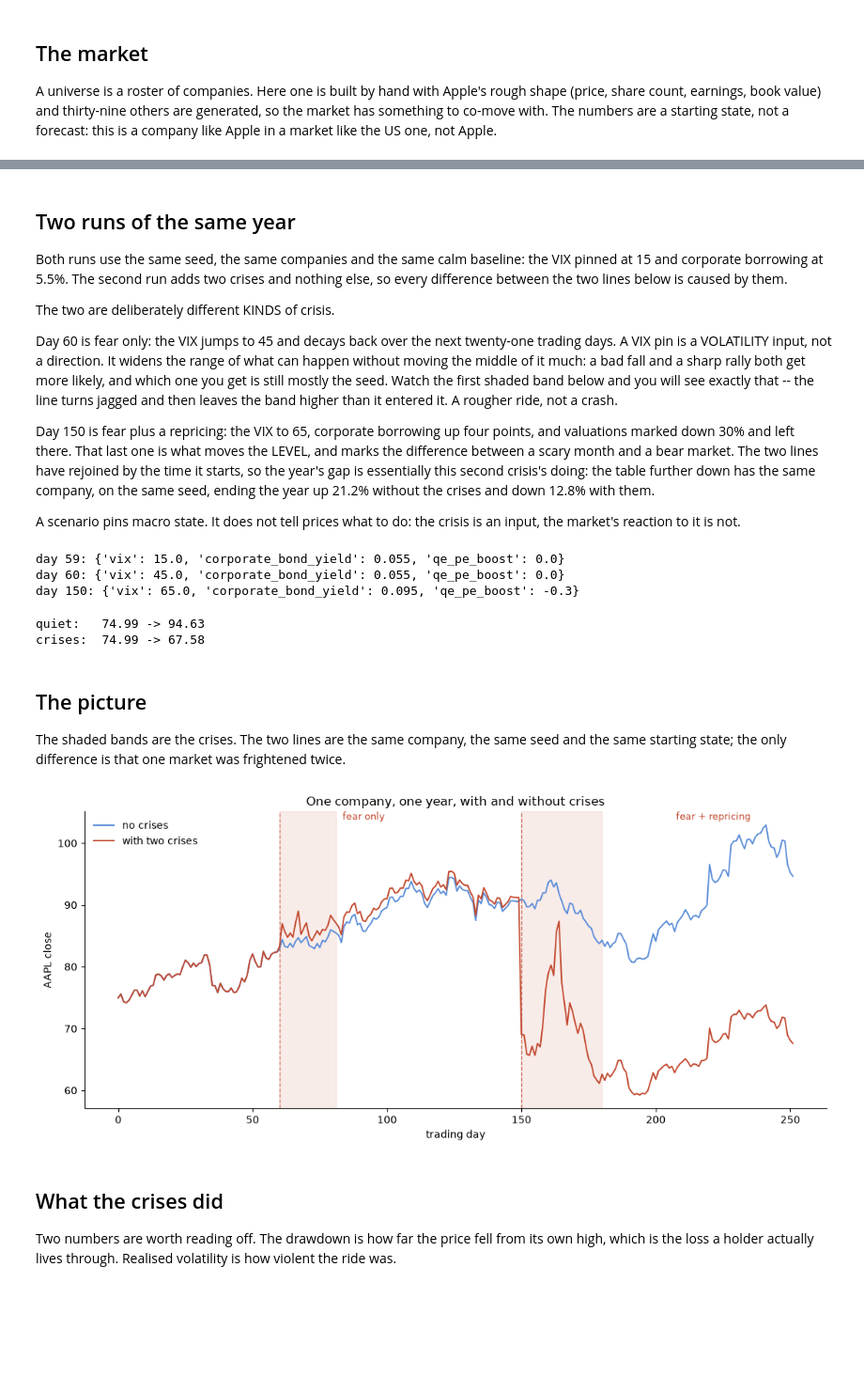
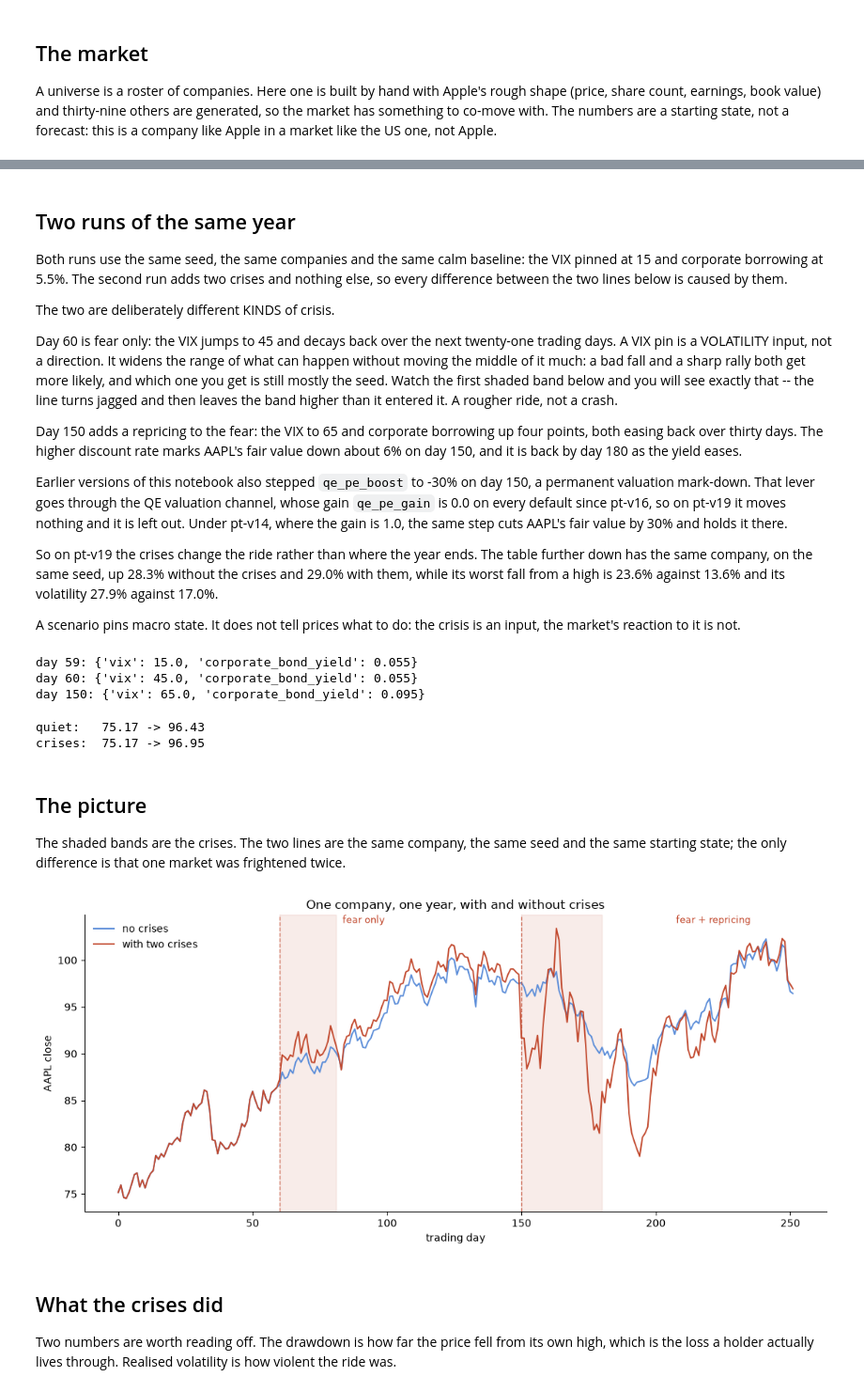
Before and after one commit to simoncoombes/tradefloor, a Jupyter notebook: examples/00-a-year-in-one-market.ipynb, the cells around one changed output, grey strips where cells are left out. Shown at 94% size. Drawn from its saved outputs; the diff is of its cells as text; code cells hidden in the pictures; blank space fills up the shorter version.

```diff
--- a/examples/00-a-year-in-one-market.ipynb
+++ b/examples/00-a-year-in-one-market.ipynb
@@ -79,47 +80,52 @@ band below and you will see exactly that -- the line turns jagged and
 then leaves the band higher than it entered it. A rougher ride, not a
 crash.
 
-Day 150 is fear plus a repricing: the VIX to 65, corporate borrowing up
-four points, and valuations marked down 30% and left there. That last
-one is what moves the LEVEL, and marks the difference between a scary
-month and a bear market. The two lines have rejoined by the time it
-starts, so the year's gap is essentially this second crisis's doing:
-the table further down has the same company, on the same seed, ending
-the year up 21.2% without the crises and down 12.8% with them.
+Day 150 adds a repricing to the fear: the VIX to 65 and corporate
+borrowing up four points, both easing back over thirty days. The higher
+discount rate marks AAPL's fair value down about 6% on day 150, and it
+is back by day 180 as the yield eases.
+
+Earlier versions of this notebook also stepped `qe_pe_boost` to -30% on
+day 150, a permanent valuation mark-down. That lever goes through the QE
+valuation channel, whose gain `qe_pe_gain` is 0.0 on every default since
+pt-v16, so on pt-v19 it moves nothing and it is left out. Under pt-v14,
+where the gain is 1.0, the same step cuts AAPL's fair value by 30% and
+holds it there.
+
+So on pt-v19 the crises change the ride rather than where the year
+ends. The table further down has the same company, on the same seed,
+up 28.3% without the crises and 29.0% with them, while its worst fall
+from a high is 23.6% against 13.6% and its volatility 27.9% against
+17.0%.
 
 A scenario pins macro state. It does not tell prices what to do: the
 crisis is an input, the market's reaction to it is not.
 # %%
 CALM = {"vix": 15.0, "corporate_bond_yield": 0.055}
 CRISES = [
-    # name, day, length, VIX peak, borrowing cost, valuation mark-down
-    ("fear only", 60, 21, 45.0, None, None),
-    ("fear + repricing", 150, 30, 65.0, 0.095, -0.30),
+    # name, day, length, VIX peak, borrowing cost
+    ("fear only", 60, 21, 45.0, None),
+    ("fear + repricing", 150, 30, 65.0, 0.095),
 ]
 
 quiet_scenario = tf.Scenario().hold(**CALM)
 
 crisis_scenario = tf.Scenario().hold(**CALM)
-for _name, begin, over, vix_peak, yield_peak, pe_mark in CRISES:
+for _name, begin, over, vix_peak, yield_peak in CRISES:
     crisis_scenario = crisis_scenario.ramp(
         "vix", start=vix_peak, end=CALM["vix"], over=over, begin=begin)
     if yield_peak is not None:
         crisis_scenario = crisis_scenario.ramp(
             "corporate_bond_yield", start=yield_peak,
             end=CALM["corporate_bond_yield"], over=over, begin=begin)
-    if pe_mark is not None:
-        # A step, not a ramp: valuations that recover inside the window
-        # measure the RECOVERY rather than the crisis.
-        crisis_scenario = crisis_scenario.step(
-            "qe_pe_boost", before=0.0, after=pe_mark, at=begin)
 
 print(f"day 59: {crisis_scenario.at(59)}")
 print(f"day 60: {crisis_scenario.at(60)}")
 print(f"day 150: {crisis_scenario.at(150)}")
 # %% [output]
-day 59: {'vix': 15.0, 'corporate_bond_yield': 0.055, 'qe_pe_boost': 0.0}
-day 60: {'vix': 45.0, 'corporate_bond_yield': 0.055, 'qe_pe_boost': 0.0}
-day 150: {'vix': 65.0, 'corporate_bond_yield': 0.095, 'qe_pe_boost': -0.3}
+day 59: {'vix': 15.0, 'corporate_bond_yield': 0.055}
+day 60: {'vix': 45.0, 'corporate_bond_yield': 0.055}
+day 150: {'vix': 65.0, 'corporate_bond_yield': 0.095}
 # %%
 import pyarrow as pa, pyarrow.compute as pc
 
@@ -145,8 +151,8 @@ shocked_path = daily_close(SHOCKED)
 print(f"quiet:   {quiet_path[0]:.2f} -> {quiet_path[-1]:.2f}")
 print(f"crises:  {shocked_path[0]:.2f} -> {shocked_path[-1]:.2f}")
 # %% [output]
-quiet:   74.99 -> 94.63
-crises:  74.99 -> 67.58
+quiet:   75.17 -> 96.43
+crises:  75.17 -> 96.95
 # %% [markdown]
 ## The picture
 
@@ -156,26 +162,26 @@ one market was frightened twice.
 # %%
 import matplotlib.pyplot as plt
 
 fig, ax = plt.subplots(figsize=(11, 5))
 ax.plot(quiet_path, linewidth=1.4, label="no crises", color="#5b8dd9")
 ax.plot(shocked_path, linewidth=1.4, label="with two crises", color="#c2492e")
 
-for name, start, length, _vix, _yield, _pe in CRISES:
+for name, start, length, _vix, _yield in CRISES:
     ax.axvspan(start, start + length, color="#c2492e", alpha=0.10)
     ax.axvline(start, color="#c2492e", linewidth=1.0, linestyle="--", alpha=0.7)
     ax.annotate(name, xy=(start, ax.get_ylim()[1]), xytext=(start + 2, 0),
                 textcoords="offset points", fontsize=9, color="#c2492e",
                 va="top")
 
 ax.set_xlabel("trading day")
 ax.set_ylabel("AAPL close")
 ax.set_title("One company, one year, with and without crises")
 ax.legend(loc="upper left", frameon=False)
 ax.spines[["top", "right"]].set_visible(False)
 fig.tight_layout()
 plt.show()
 # %% [output]
-[figure, old version]
+[figure, new version]
 # %% [markdown]
 ## What the crises did
 
```
Also changed, not shown: parts of 5 cells of this notebook, 3 other files.
